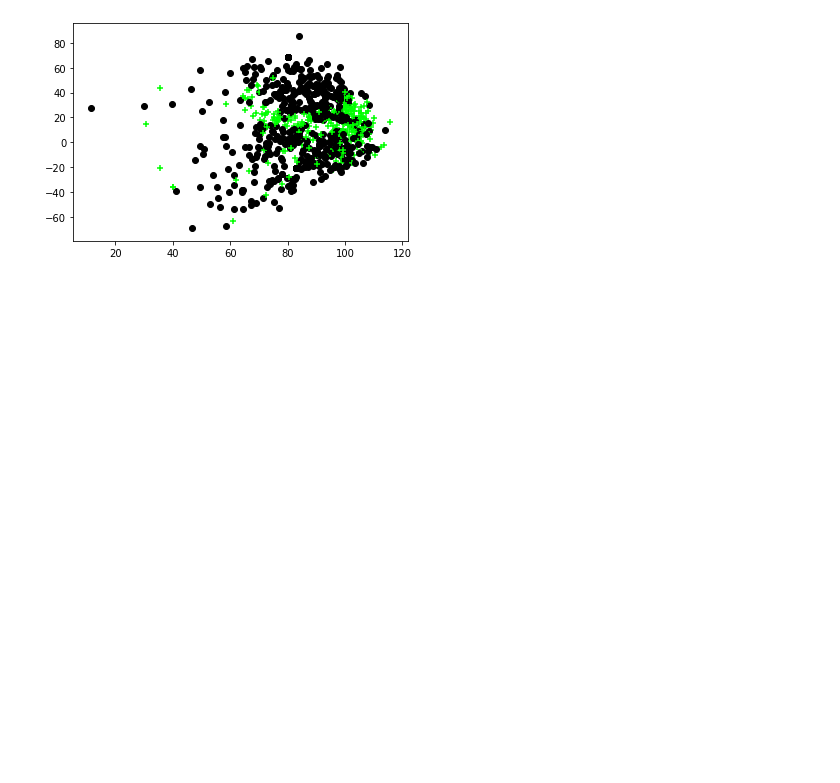
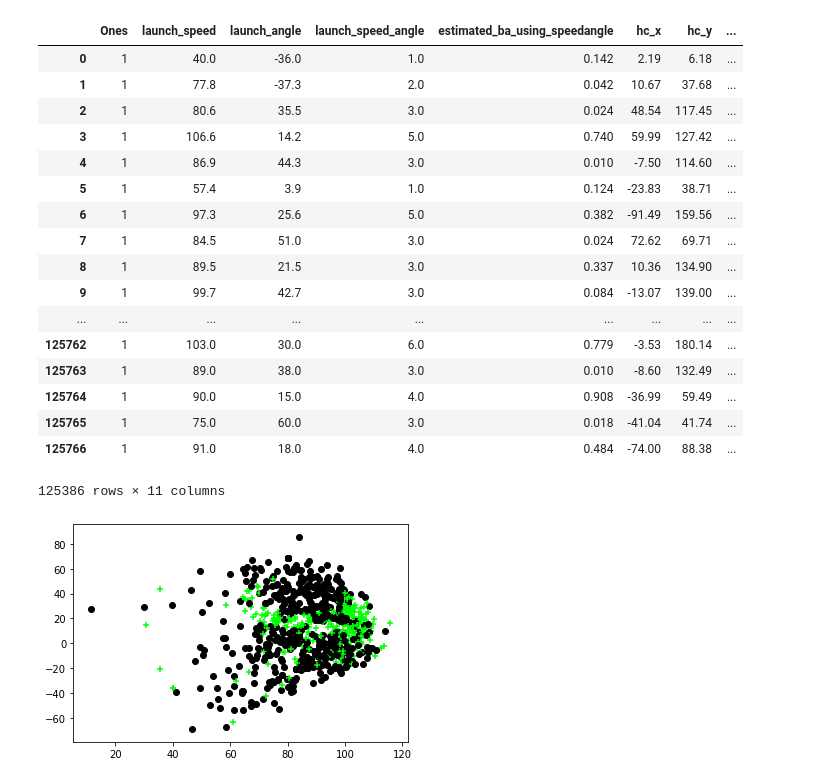
Before and after one commit to EricLangdon/cs254-Project, a Jupyter notebook: Project_v2.ipynb, the cells around one changed output. Drawn from its saved outputs; the diff is of its cells as text; code cells hidden in the pictures; blank space fills up the shorter version.

```diff
--- a/Project_v2.ipynb
+++ b/Project_v2.ipynb
@@ -45,6 +45,8 @@ X['launch_speed'] = dataFrame['launch_speed']
 X['launch_angle'] = dataFrame['launch_angle']
 X['launch_speed_angle'] = dataFrame['launch_speed_angle']
 X['estimated_ba_using_speedangle'] = dataFrame['estimated_ba_using_speedangle']
+X['hc_x']=125-dataFrame['hc_x']
+X['hc_y']=198-dataFrame['hc_y']
 X['events'] = dataFrame['events']
 X.insert(0, 'Ones', 1)
 
@@ -56,3 +79,29 @@ X = X.iloc[:, 0:-1]
+# %%
+X=X[X['hc_y']!=0]
+
+X['hor_rad']=np.arctan(X['hc_x']/X['hc_y'])
+X['hor_deg']=X['hor_rad']*(180/np.pi)
+# %%
+X
+# %% [output]
+|  | Ones | launch_speed | launch_angle | launch_speed_angle | estimated_ba_using_speedangle | hc_x | hc_y | ... |
+| 0 | 1 | 40.0 | -36.0 | 1.0 | 0.142 | 2.19 | 6.18 | ... |
+| 1 | 1 | 77.8 | -37.3 | 2.0 | 0.042 | 10.67 | 37.68 | ... |
+| 2 | 1 | 80.6 | 35.5 | 3.0 | 0.024 | 48.54 | 117.45 | ... |
+| 3 | 1 | 106.6 | 14.2 | 5.0 | 0.740 | 59.99 | 127.42 | ... |
+| 4 | 1 | 86.9 | 44.3 | 3.0 | 0.010 | -7.50 | 114.60 | ... |
+| 5 | 1 | 57.4 | 3.9 | 1.0 | 0.124 | -23.83 | 38.71 | ... |
+| 6 | 1 | 97.3 | 25.6 | 5.0 | 0.382 | -91.49 | 159.56 | ... |
+| 7 | 1 | 84.5 | 51.0 | 3.0 | 0.024 | 72.62 | 69.71 | ... |
+| 8 | 1 | 89.5 | 21.5 | 3.0 | 0.337 | 10.36 | 134.90 | ... |
+| 9 | 1 | 99.7 | 42.7 | 3.0 | 0.084 | -13.07 | 139.00 | ... |
+| ... | ... | ... | ... | ... | ... | ... | ... | ... |
+| 125762 | 1 | 103.0 | 30.0 | 6.0 | 0.779 | -3.53 | 180.14 | ... |
+| 125763 | 1 | 89.0 | 38.0 | 3.0 | 0.010 | -8.60 | 132.49 | ... |
+| 125764 | 1 | 90.0 | 15.0 | 4.0 | 0.908 | -36.99 | 59.49 | ... |
+| 125765 | 1 | 75.0 | 60.0 | 3.0 | 0.018 | -41.04 | 41.74 | ... |
+| 125766 | 1 | 91.0 | 18.0 | 4.0 | 0.484 | -74.00 | 88.38 | ... |
+125386 rows × 11 columns
 # %%
 plt.figure()
 color = [[0,0,0]]
```
Also changed, not shown: parts of 4 cells of this notebook.
